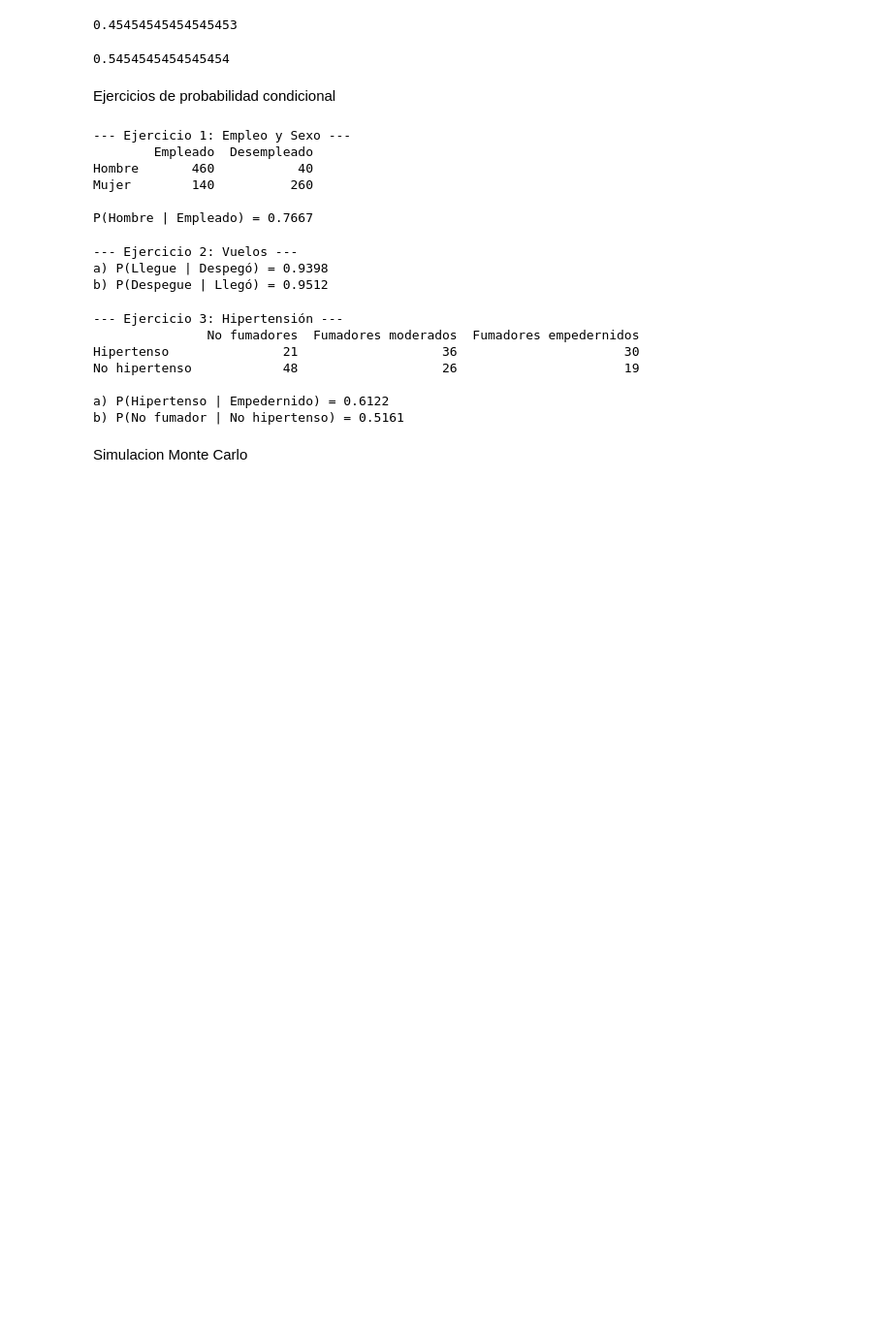
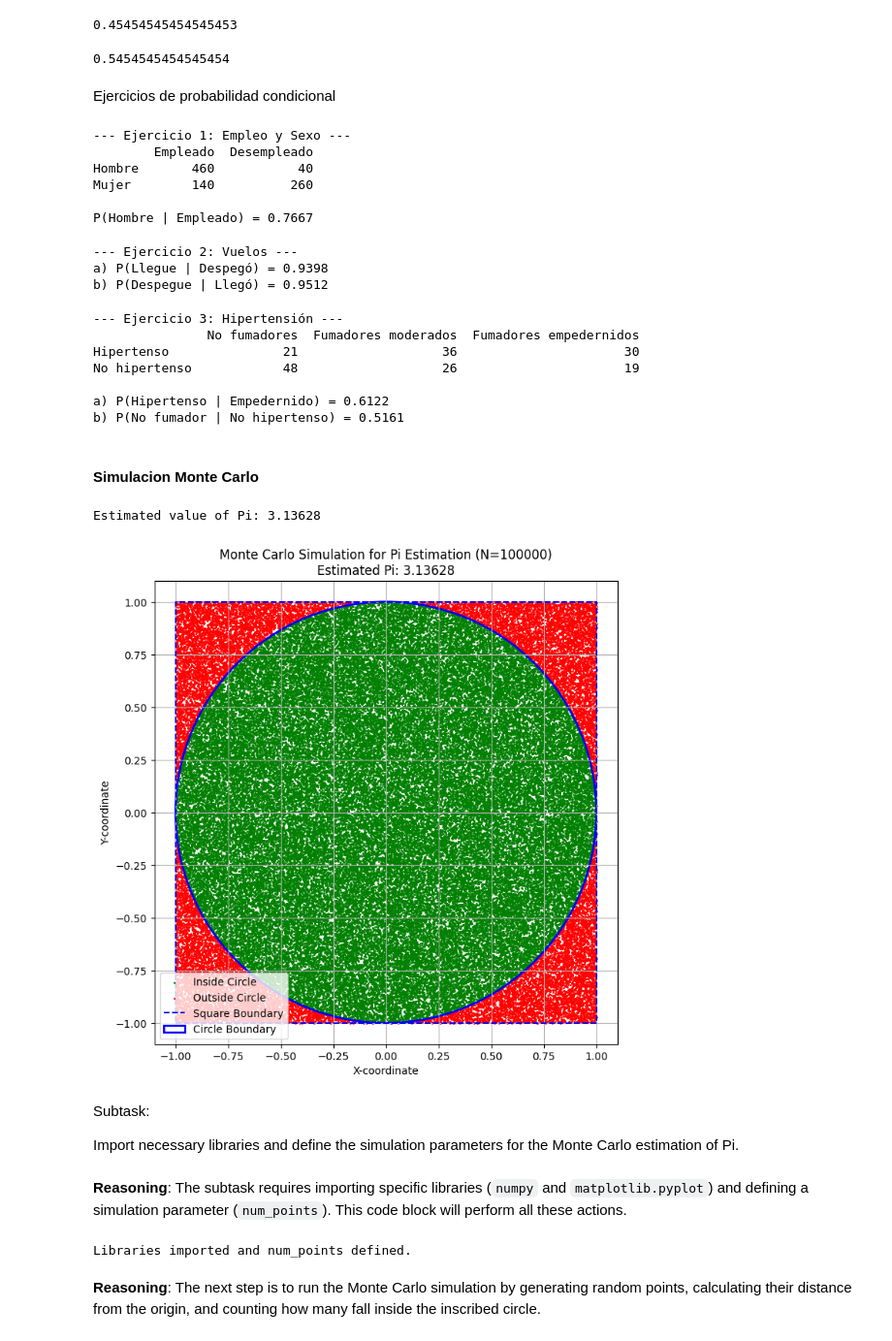
Before and after one commit to DavidZD5/Mineria-de-datos, a Jupyter notebook: MineriaDatos.ipynb, the cells around one changed output. Shown at 97% size. Drawn from its saved outputs; the diff is of its cells as text; code cells hidden in the pictures; blank space fills up the shorter version.

```diff
--- a/MineriaDatos.ipynb
+++ b/MineriaDatos.ipynb
@@ -1609,4 +1610,4 @@ No hipertenso            48                   26                      19
 a) P(Hipertenso | Empedernido) = 0.6122
 b) P(No fumador | No hipertenso) = 0.5161
 # %% [markdown]
-Simulacion Monte Carlo
+#### Simulacion Monte Carlo
@@ -1614,0 +1614,77 @@ Simulacion Monte Carlo
+# %%
+import numpy as np
+import matplotlib.pyplot as plt
+
+# 1. Import Libraries and Define Parameters
+num_points = 100000  # Number of random points to generate
+
+# 2. Run Monte Carlo Simulation
+# Generate random (x, y) coordinates within a square from -1 to 1
+# This simulates points within a 2x2 square
+x = np.random.uniform(-1, 1, num_points)
+y = np.random.uniform(-1, 1, num_points)
+
+# Calculate the distance from the origin for each point
+distance = np.sqrt(x**2 + y**2)
+
+# Count how many points fall within the inscribed circle (radius 1)
+points_inside_circle = np.sum(distance <= 1)
+points_outside_circle = num_points - points_inside_circle
+
+# 3. Calculate Pi and Visualize Results
+# The ratio of points inside the circle to the total points
+# is approximately equal to the ratio of the circle's area to the square's area.
+# Area_circle = pi * r^2 = pi * 1^2 = pi
+# Area_square = (2r)^2 = 2^2 = 4
+# pi / 4 = points_inside_circle / num_points
+estimated_pi = 4 * (points_inside_circle / num_points)
+
+print(f"Estimated value of Pi: {estimated_pi}")
+
+# Visualize the generated points
+plt.figure(figsize=(8, 8))
+
+# Points inside the circle (green)
+plt.scatter(x[distance <= 1], y[distance <= 1], color='green', s=1, label='Inside Circle')
+# Points outside the circle (red)
+plt.scatter(x[distance > 1], y[distance > 1], color='red', s=1, label='Outside Circle')
+
+# Draw the square boundaries
+plt.plot([-1, 1, 1, -1, -1], [-1, -1, 1, 1, -1], color='blue', linestyle='--', label='Square Boundary')
+
+# Draw the circle boundary
+circle = plt.Circle((0, 0), 1, color='blue', fill=False, linestyle='-', linewidth=2, label='Circle Boundary')
+plt.gca().add_artist(circle)
+
+
+plt.title(f'Monte Carlo Simulation for Pi Estimation (N={num_points})\nEstimated Pi: {estimated_pi:.5f}')
+plt.xlabel('X-coordinate')
+plt.ylabel('Y-coordinate')
+plt.xlim(-1.1, 1.1)
+plt.ylim(-1.1, 1.1)
+plt.grid(True)
+plt.gca().set_aspect('equal', adjustable='box')
+plt.legend(loc='lower left')
+plt.show()
+# %% [output]
+Estimated value of Pi: 3.13628
+[figure, added]
+# %% [markdown]
+Subtask:
+
+Import necessary libraries and define the simulation parameters for the Monte Carlo estimation of Pi.
+# %% [markdown]
+**Reasoning**:
+The subtask requires importing specific libraries (`numpy` and `matplotlib.pyplot`) and defining a simulation parameter (`num_points`). This code block will perform all these actions.
+# %%
+import numpy as np
+import matplotlib.pyplot as plt
+
+num_points = 100000 # Number of random points to generate for the Monte Carlo simulation
+
+print("Libraries imported and num_points defined.")
+# %% [output]
+Libraries imported and num_points defined.
+# %% [markdown]
+**Reasoning**:
+The next step is to run the Monte Carlo simulation by generating random points, calculating their distance from the origin, and counting how many fall inside the inscribed circle.
```
Also changed, not shown: parts of 14 cells of this notebook.
